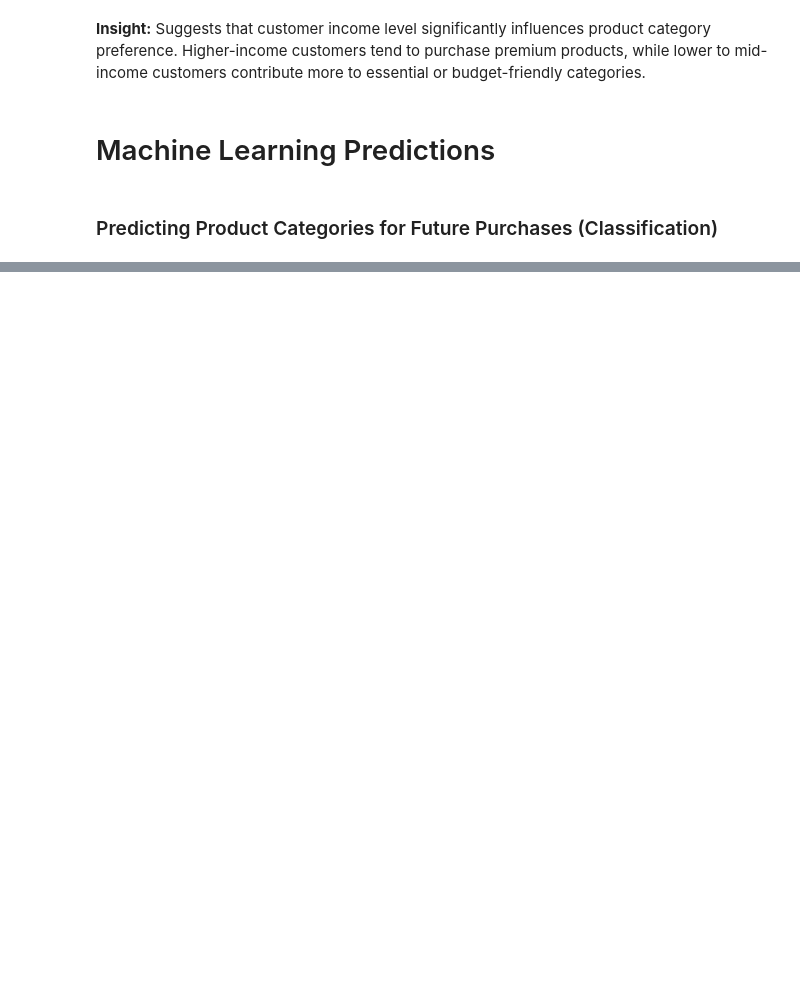
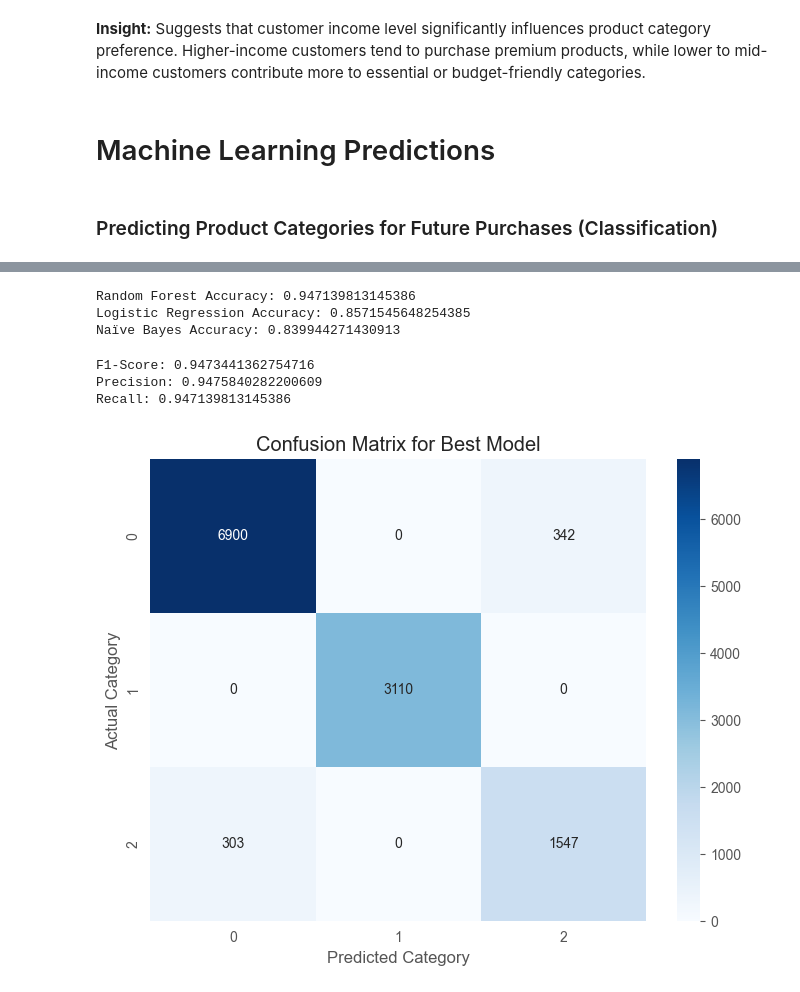
Before and after one commit to JamesAdeshina/BigDataProcessing, a Jupyter notebook: newEnv.ipynb, the cells around one changed output, grey strips where cells are left out. Drawn from its saved outputs; the diff is of its cells as text; code cells hidden in the pictures; blank space fills up the shorter version.

```diff
--- a/newEnv.ipynb
+++ b/newEnv.ipynb
@@ -909,18 +634,0 @@ plt.show()
-# %%
-from pyspark.ml.classification import LogisticRegression
-from pyspark.ml.evaluation import MulticlassClassificationEvaluator
-
-# Initialize Logistic Regression
-lr = LogisticRegression(featuresCol="features", labelCol="label", maxIter=100)
-
-# Train the model
-lr_model = lr.fit(train_data)
-
-# Make predictions
-lr_predictions = lr_model.transform(test_data)
-
-# Evaluate accuracy
-evaluator = MulticlassClassificationEvaluator(labelCol="label", predictionCol="prediction", metricName="accuracy")
-lr_accuracy = evaluator.evaluate(lr_predictions)
-
-print(f"Logistic Regression Accuracy: {lr_accuracy:.4f}")
@@ -1081,0 +670,53 @@ Tuned Decision Tree Accuracy: 0.9820
+# %%
+
+# Train and evaluate models
+def train_and_evaluate(model, train_data, test_data):
+    model_trained = model.fit(train_data)
+    predictions = model_trained.transform(test_data)
+    accuracy = evaluator.evaluate(predictions)
+    return model_trained, predictions, accuracy
+# %%
+rf_model, rf_predictions, rf_accuracy = train_and_evaluate(RandomForestClassifier(featuresCol="features", labelCol="label", numTrees=100), train_data, test_data)
+lr_model, lr_predictions, lr_accuracy = train_and_evaluate(LogisticRegression(featuresCol="features", labelCol="label", maxIter=100), train_data, test_data)
+nb_model, nb_predictions, nb_accuracy = train_and_evaluate(NaiveBayes(featuresCol="features", labelCol="label"), train_data, test_data)
+# %%
+# Display model accuracies
+print(f"Random Forest Accuracy: {rf_accuracy}")
+print(f"Logistic Regression Accuracy: {lr_accuracy}")
+print(f"Naïve Bayes Accuracy: {nb_accuracy}")
+# %% [output]
+Random Forest Accuracy: 0.947139813145386
+Logistic Regression Accuracy: 0.8571545648254385
+Naïve Bayes Accuracy: 0.839944271430913
+# %%
+# Define evaluators for different metrics
+evaluator_f1 = MulticlassClassificationEvaluator(labelCol="label", predictionCol="prediction", metricName="f1")
+evaluator_precision = MulticlassClassificationEvaluator(labelCol="label", predictionCol="prediction", metricName="weightedPrecision")
+evaluator_recall = MulticlassClassificationEvaluator(labelCol="label", predictionCol="prediction", metricName="weightedRecall")
+
+
+f1_score = evaluator_f1.evaluate(rf_predictions)
+precision = evaluator_precision.evaluate(rf_predictions)
+recall = evaluator_recall.evaluate(rf_predictions)
+
+print(f"F1-Score: {f1_score}")
+print(f"Precision: {precision}")
+print(f"Recall: {recall}")
+# %% [output]
+F1-Score: 0.9473441362754716
+Precision: 0.9475840282200609
+Recall: 0.947139813145386
+# %%
+# Confusion Matrix for Best Model
+best_model_predictions = rf_predictions  # Assume RF performed best
+predictions_pd = best_model_predictions.select("label", "prediction").toPandas()
+conf_matrix = confusion_matrix(predictions_pd["label"], predictions_pd["prediction"])
+# %%
+plt.figure(figsize=(8, 6))
+sns.heatmap(conf_matrix, annot=True, fmt="d", cmap="Blues")
+plt.xlabel("Predicted Category")
+plt.ylabel("Actual Category")
+plt.title("Confusion Matrix for Best Model")
+plt.show()
+# %% [output]
+[figure, added]
```
Also changed, not shown: parts of 47 cells of this notebook.
